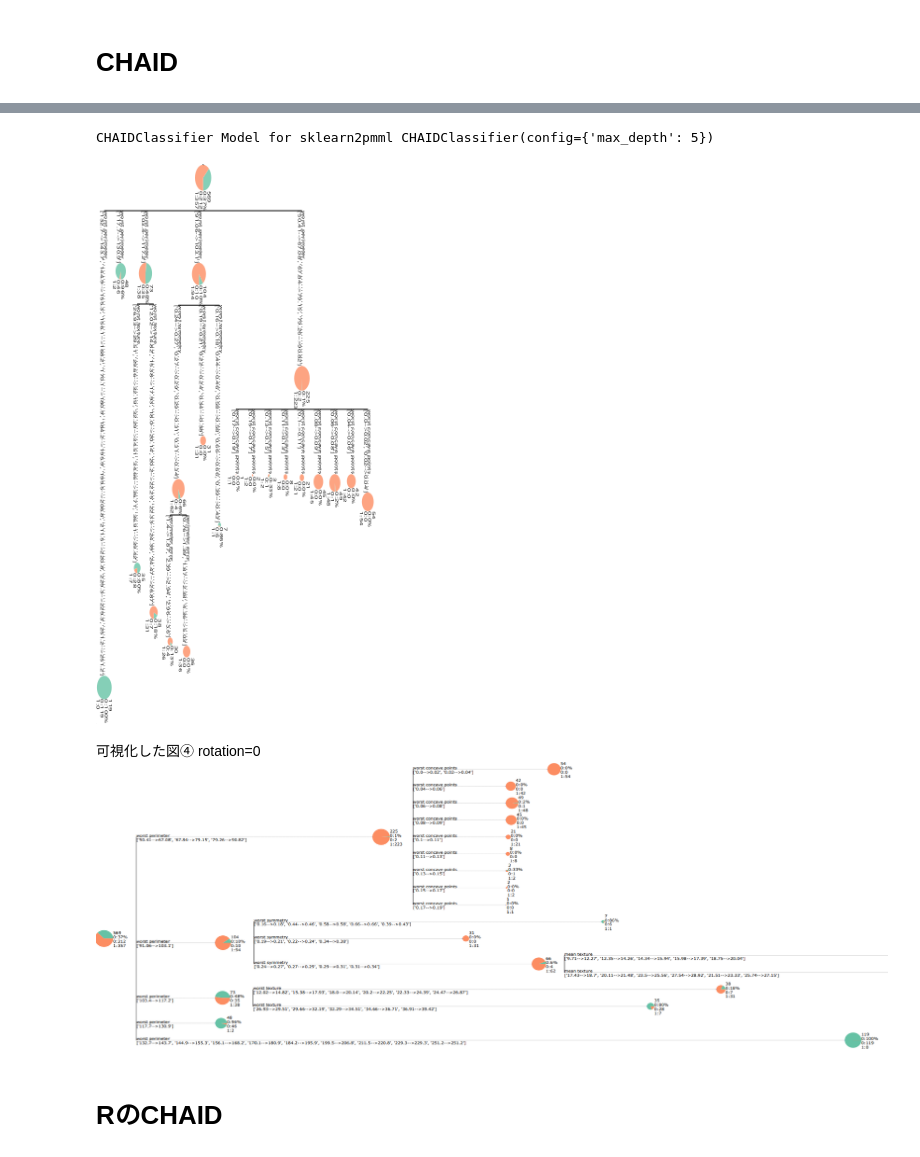
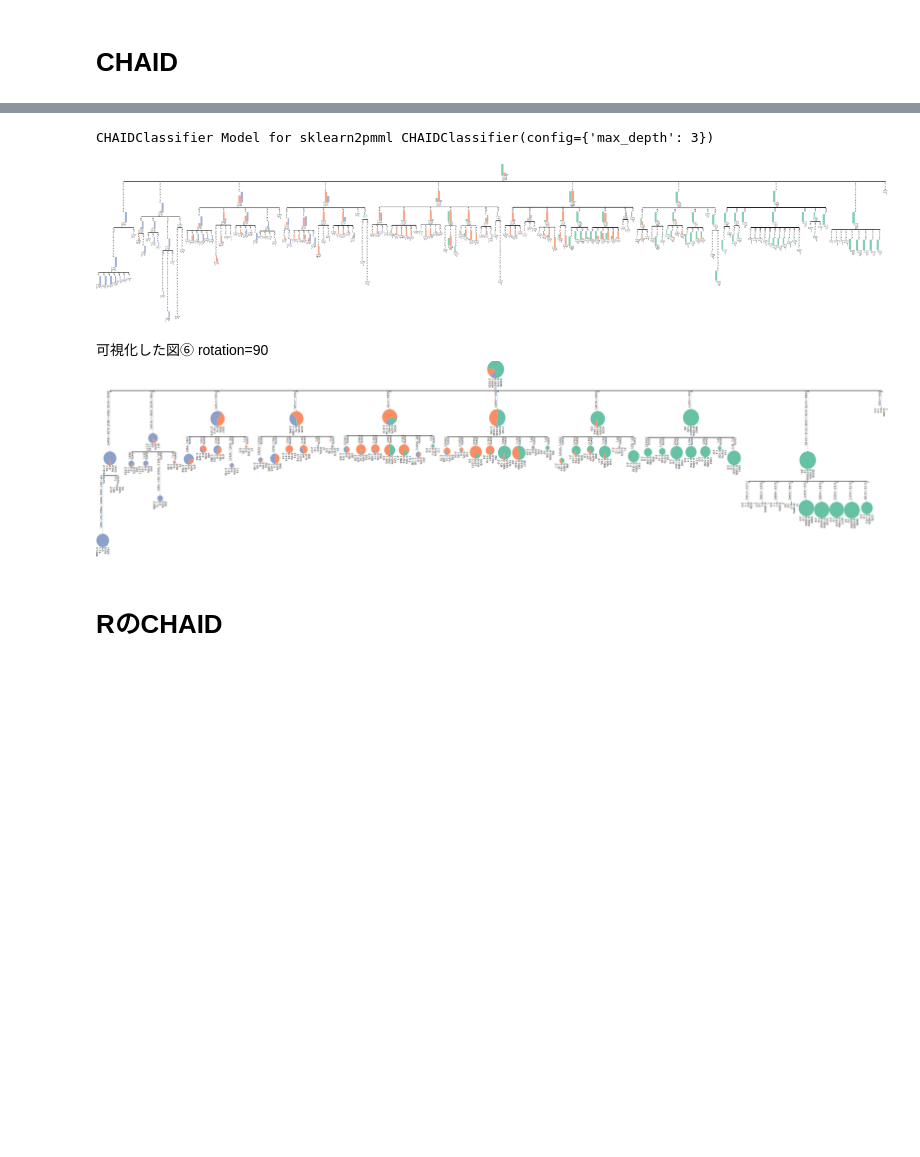
Before and after one commit to R-K-DataAnalyst/qiita_code, a Jupyter notebook: Qiita記事用_CART_CHAID_Visualization.ipynb, the cells around one changed output, grey strips where cells are left out. Cells and saved outputs as stored; diff of their text form; code cells hidden in the pictures; blank space fills up the shorter version.

```diff
--- a/Qiita記事用_CART_CHAID_Visualization.ipynb
+++ b/Qiita記事用_CART_CHAID_Visualization.ipynb
@@ -105,7 +189,7 @@ CARTアルゴリズムの可視化
 ## 説明変数がすべて連続値の場合
 # %%
 # 学習
-df_add = df.copy()
+df_add = dfle.copy()
 clf = DecisionTreeClassifier(min_samples_split=100, max_depth=4, random_state=0)
 clf.fit(df_add[colx].to_numpy(), df_add[coly].to_numpy())
 # %% [output]
@@ -333,5 +437,5 @@ display(df_add.head())
 # %%
 # 学習
-clf = DecisionTreeClassifier(min_samples_split=100, max_depth=5, random_state=0)
+clf = DecisionTreeClassifier(min_samples_split=100, max_depth=4, random_state=0)
 clf.fit(df_add[colx].to_numpy(), df_add[coly].to_numpy())
 # %% [output]
@@ -393,5 +503,6 @@ display(df_add.head())
 # %%
-def makeTreeEte3CHAID(tree_model, obj_unique, le_list_rename=None, fsize=100, height=300, width=300, diameter=100, rotation=90, name='tmp'):
+# CHAID可視化関数
+def makeTreeEte3CHAID(tree_model, obj_unique, le_list_rename=None, fsize=100, height=300, width=300, diameter=100, rotation=90, node_face_type='pie', name='tmp'):
     # CHAIDパッケージは必須
     try:
         import sklearn2pmml
@@ -401,7 +512,7 @@ def makeTreeEte3CHAID(tree_model, obj_unique, le_list_rename=None, fsize=100, he
 
     # CHAIDパッケージのオブジェクト
     if type(tree_model)==CHAID.Tree:
-        print('CHAID Pakage Model', tree_model)
+        print('CHAID Pakage Model', tree_model)  # おまじない。tree_modelをprintすればOK。しないとtree_model.node_countが0になる。
         tree_n_node_samples = [sum([v for v in tree_model.get_node(i).members.values()]) for i in range(tree_model.node_count)]
         tree_node_count = tree_model.node_count
         tree_value = [np.array([v for v in tree_model.get_node(i).members.values()]) for i in range(tree_model.node_count)]
@@ -412,7 +523,7 @@ def makeTreeEte3CHAID(tree_model, obj_unique, le_list_rename=None, fsize=100, he
         tree_children = [tree_model.to_tree().children(i) for i in range(tree_model.node_count)]
     # CHAIDClassifierオブジェクト
     elif type(tree_model)==sklearn2pmml.tree.chaid.CHAIDClassifier:
-        print('CHAIDClassifier Model for sklearn2pmml', tree_model)
+        print('CHAIDClassifier Model for sklearn2pmml', tree_model)  # おまじない。tree_modelをprintすればOK。しないとtree_model.node_countが0になる。
         tree_n_node_samples = [sum([v for v in model.tree_.get_node(i).members.values()]) for i in range(model.tree_.node_count)]
         tree_node_count = model.tree_.node_count
         tree_value = [np.array([v for v in model.tree_.get_node(i).members.values()]) for i in range(model.tree_.node_count)]
@@ -440,11 +551,26 @@ def makeTreeEte3CHAID(tree_model, obj_unique, le_list_rename=None, fsize=100, he
         # name=str(i)であるete3親ノードの設定をする
         node = tree.search_nodes(name=str(i))[0]
         # ノードごとに目的変数別の%を計算し、配分の円グラフを作成
-        Graph_Object = PieChartFace(percents=tree_value[i]/tree_value_sum[i] * 100  # 目的変数別の割合
-                                   , width=nodesize[tree_n_node_samples[i]]*diameter  # nodesize辞書内の数値×100
-                                   , height=nodesize[tree_n_node_samples[i]]*diameter  # nodesize辞書内の数値×100
-                                   , colors=ete3.COLOR_SCHEMES['set2'])# グラフの色
+        if node_face_type == 'pie':
+            Graph_Object = PieChartFace(percents=tree_value[i]/tree_value_sum[i] * 100  # 目的変数別の割合
+                                        , width=nodesize[tree_n_node_samples[i]]*diameter  # nodesize辞書内の数値×100
+                                        , height=nodesize[tree_n_node_samples[i]]*diameter  # nodesize辞書内の数値×100
+                                        , colors=ete3.COLOR_SCHEMES['set2'])# グラフの色
+        # ノードごとに目的変数別の数を計算し、barグラフを作成
+        elif node_face_type == 'bar':
+            Graph_Object = BarChartFace(values=tree_value[i]  # 目的変数別のサンプル数
+                                        , width=nodesize[tree_n_node_samples[i]]*diameter  # nodesize辞書内の数値×100
+                                        , height=nodesize[tree_n_node_samples[i]]*diameter  # nodesize辞書内の数値×100
+                                        , colors=ete3.COLOR_SCHEMES['set2'])# グラフの色
+        else:
+            print('Node face type is selected as `PieChartFace`')
+            Graph_Object = PieChartFace(percents=tree_value[i]/tree_value_sum[i] * 100  # 目的変数別の割合
+                                        , width=nodesize[tree_n_node_samples[i]]*diameter  # nodesize辞書内の数値×100
+                                        , height=nodesize[tree_n_node_samples[i]]*diameter  # nodesize辞書内の数値×100
+                                        , colors=ete3.COLOR_SCHEMES['set2'])# グラフの色
+        Graph_Object.rotation = 360 - rotation  # rotation度回転
         Graph_Object.opacity = 0.8
+
         node.add_face(Graph_Object, column=2, position="branch-right")
         if len(tree_children[i]) > 0:
             for chi in range(len(tree_children[i])):
@@ -468,10 +594,11 @@ def makeTreeEte3CHAID(tree_model, obj_unique, le_list_rename=None, fsize=100, he
                 node = tree.search_nodes(name=str(i))[0]
 
         # ノード内のサンプル数や割合をテキストとして記す
+        obj_unique = sorted(obj_unique)
         text1 = str(obj_unique[0])+":{0:.0f}".format(tree_value[i][0]/tree_value_sum[i] * 100) + "%"
         text1_1 = "{0:.0f}".format(tree_n_node_samples[i])
         texts_ary = []
-        for obj_i in obj_unique:# 各クラスのサンプル数
+        for obj_i, obj_val in enumerate(obj_unique):# 各クラスのサンプル数
             txt = "{:.0f}:{:.0f}".format(obj_i, tree_value[i][obj_i])
             texts_ary.append(txt)
 
@@ -527,24 +658,24 @@ CHAID Pakage Model [([], {0: 212.0, 1: 357.0}, (worst perimeter, p=5.30971640487
 # %%
 # sklearn2pmml パッケージのCHAIDClassifierによりモデル構築
 # このCHAIDのwrapperでは順序尺度を選択できない（名義尺度のみ）
-config = {"max_depth" : 5}
+config = {"max_depth" : 3}
 model = CHAIDClassifier(config = config)
 model.fit(df_add[colx], df_add[coly])
 obj_unique = np.sort(df_add[coly].unique())
 tree = makeTreeEte3CHAID(model, obj_unique, le_list_rename=bin_dict
-                         , fsize=400, height=300, width=600
-                         , diameter=100, rotation=0
+                         , fsize=1000, height=300, width=1500
+                         , diameter=50, rotation=90, node_face_type='bar'
                          , name='CHAIDClassifier_CHAID')  # CHAIDClassifier_CHAID.svgが保存される
 # Jupyter上に可視化(Jupyter上だとテキストが表示されない場合がある。保存したファイルにはテキストがあるはず。)
 ts = TreeStyle()
 ts.show_leaf_name = True
 ts.rotation = 90
-tree.render("%%inline", tree_style=ts, h=600, w=300)
+tree.render("%%inline", tree_style=ts, h=300, w=1500)
 # %% [output]
-CHAIDClassifier Model for sklearn2pmml CHAIDClassifier(config={'max_depth': 5})
+CHAIDClassifier Model for sklearn2pmml CHAIDClassifier(config={'max_depth': 3})
-[figure, old version]
+[figure, new version]
 # %% [markdown]
-可視化した図④  rotation=0
-![image.png](attachment:812656fb-cfa0-4959-9deb-8c4325dff34f.png)
+可視化した図⑥  rotation=90
+![image.png](attachment:d9ac6aa3-3d9f-4cb0-bf15-5d76713049f3.png)
 # %% [markdown]
 # RのCHAID
```
Also changed, not shown: parts of 28 cells of this notebook, 1 other file.
